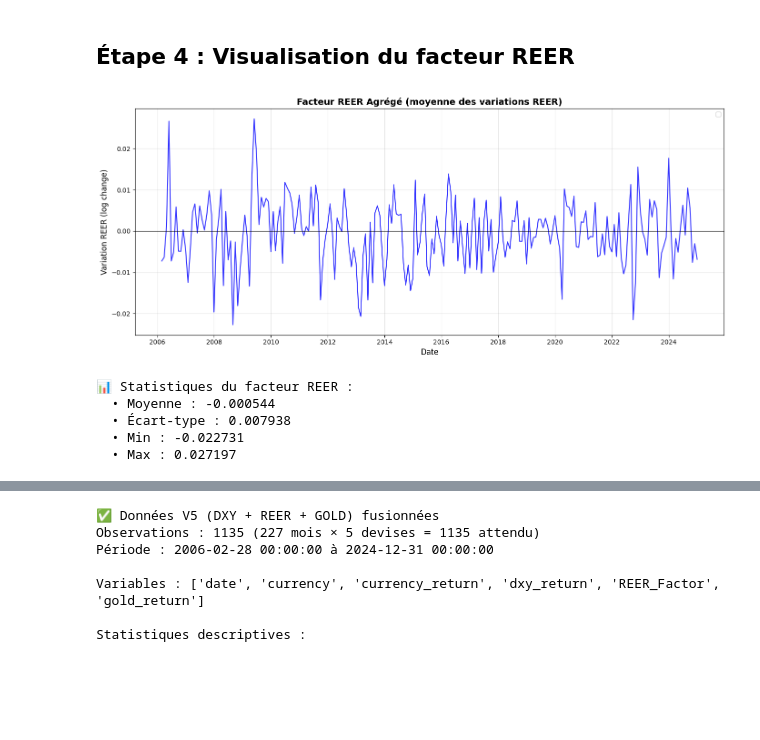
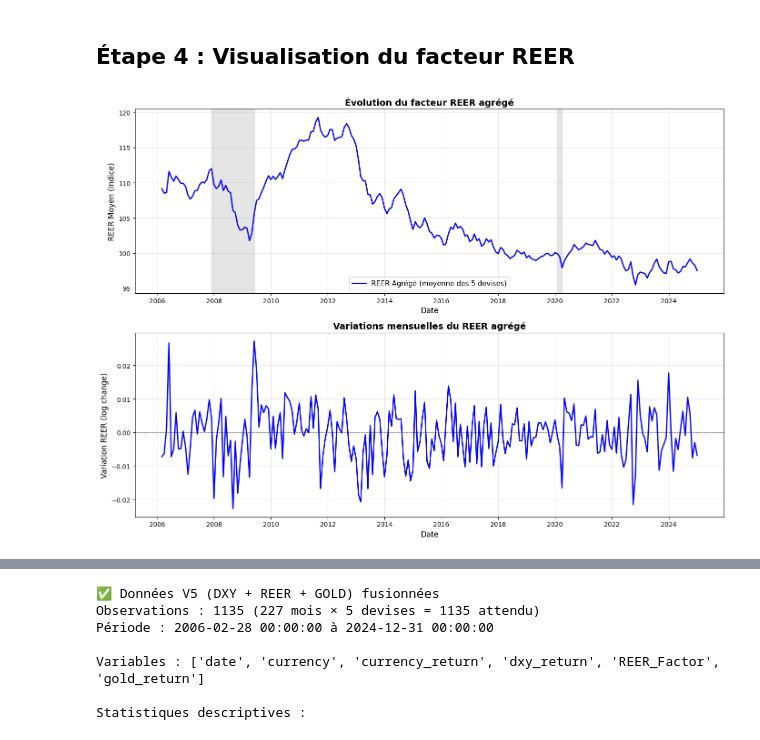
Before and after one commit to Lilas-Bertot/ETUDE-DE-CAS-2, a Jupyter notebook: Étude de cas 2.ipynb, the cells around one changed output, grey strips where cells are left out. Saved outputs shown, nothing was run; the diff lists cells and outputs as text; code cells hidden in the pictures; blank space fills up the shorter version.

```diff
--- a/Étude de cas 2.ipynb
+++ b/Étude de cas 2.ipynb
@@ -1294,18 +1094,18 @@ où :
 # %% [markdown]
 ### Étape 3.1 : Préparation des données pour la régression
 # %%
-# Fusionner les rendements des devises avec les 2 facteurs observables (SP500 et GCI)
+# Fusionner les rendements des devises avec les 2 facteurs observables (SP500 et GOLD)
 
 # Fusionner sur 'date'
 regression_data = returns.merge(
     sp500_monthly[['date', 'sp500_return']], on='date', how='inner'
 ).merge(
-    commodity_monthly[['date', 'commodity_return']], on='date', how='inner'
+    gold_monthly_no_tz[['date', 'gold_return']], on='date', how='inner'
 )
 
 regression_data = regression_data.rename(columns={
     'sp500_return': 'SP500',
-    'commodity_return': 'GCI'
+    'gold_return': 'GOLD'
 })
 
 currencies_list = ['AUD', 'CAD', 'JPY', 'CHF', 'GBP']
@@ -1315,7 +1115,7 @@ print(f"Période : {regression_data['date'].min()} à {regression_data['date'].m
 print(f"Observations : {len(regression_data)}")
 
 print("\nStatistiques des variables :")
-regression_data[currencies_list + ['SP500', 'GCI']].describe()
+regression_data[currencies_list + ['SP500', 'GOLD']].describe()
 # %% [output]
 Données pour la régression factorielle V1
 Période : 2006-02-28 00:00:00 à 2024-12-31 00:00:00
@@ -1362,17 +1162,17 @@ Cette approche traite toutes les observations (227 mois × 5 devises = 1135 obse
 # Liste pour stocker toutes les observations
 all_returns = []
 all_sp500 = []
-all_gci = []
+all_gold = []
 
 # Empiler les données pour chaque devise
 for currency in currencies_list:
     all_returns.extend(regression_data[currency].values)
     all_sp500.extend(regression_data['SP500'].values)
-    all_gci.extend(regression_data['GCI'].values)
+    all_gold.extend(regression_data['GOLD'].values)
 
 # Convertir en arrays numpy
 y_pooled = np.array(all_returns)
-X_pooled = np.column_stack([all_sp500, all_gci])
+X_pooled = np.column_stack([all_sp500, all_gold])
 X_pooled = sm.add_constant(X_pooled)
 
 # Nettoyer valeurs infinies et NaN
@@ -1390,7 +1190,7 @@ X_pooled = data_temp[['x1', 'x2']].values
 X_pooled = sm.add_constant(X_pooled)
 
 # Renommer les colonnes pour clarté
-X_pooled = pd.DataFrame(X_pooled, columns=['const', 'SP500', 'GCI'])
+X_pooled = pd.DataFrame(X_pooled, columns=['const', 'SP500', 'GOLD'])
 
 # Estimation OLS
 model_pooled_v1 = sm.OLS(y_pooled, X_pooled)
@@ -2451,32 +1956,43 @@ Name: REER_Factor, dtype: float64
 # %% [markdown]
 ## Étape 4 : Visualisation du facteur REER
 # %%
-# Visualisation du facteur REER
-fig, ax = plt.subplots(1, 1, figsize=(14, 6))
+# Visualisation REER : Niveaux et Variations
 
-# Graphique : Facteur REER agrégé
-ax.plot(reer_factor_df['date'], reer_factor_df['REER_Factor'],
-        color='blue', linewidth=1.5, alpha=0.8)
-ax.axhline(y=0, color='black', linestyle='-', linewidth=0.8)
-ax.set_title('Facteur REER Agrégé (moyenne des variations REER)',
-             fontsize=14, fontweight='bold')
-ax.set_xlabel('Date', fontsize=12)
-ax.set_ylabel('Variation REER (log change)', fontsize=12)
-ax.legend()
-ax.grid(True, alpha=0.3)
+# D'abord, reconstruire l'indice REER moyen à partir des niveaux individuels
+reer_levels = pd.DataFrame({'date': reer_monthly['AU']['date']})
+
+for currency, label in [('AU', 'AUD'), ('CA', 'CAD'), ('JA', 'JPY'), ('SW', 'CHF'), ('UK', 'GBP')]:
+    reer_levels[label] = reer_monthly[currency]['reer'].values
+
+# Moyenne des REER (on peut utiliser la moyenne arithmétique pour simplifier)
+reer_levels['REER_Average'] = reer_levels[['AUD', 'CAD', 'JPY', 'CHF', 'GBP']].mean(axis=1)
+
+# Créer les graphiques
+fig, (ax1, ax2) = plt.subplots(2, 1, figsize=(14, 10))
+
+# Graphique 1 : Niveau du REER agrégé (indice moyen)
+ax1.plot(reer_levels['date'], reer_levels['REER_Average'],
+         color='blue', linewidth=2, label='REER Agrégé (moyenne des 5 devises)')
+ax1.set_title('Évolution du facteur REER agrégé',
+              fontsize=14, fontweight='bold')
+ax1.set_xlabel('Date', fontsize=12)
+ax1.set_ylabel('REER Moyen (Indice)', fontsize=12)
+ax1.legend(loc='best', fontsize=11)
+ax1.grid(True, alpha=0.3)
+ax1.axvspan(pd.Timestamp('2007-12-01'), pd.Timestamp('2009-06-01'), alpha=0.2, color='grey')
+ax1.axvspan(pd.Timestamp('2020-02-01'), pd.Timestamp('2020-04-01'), alpha=0.2, color='grey')
+
+# Graphique 2 : Variations REER (facteur agrégé)
+ax2.plot(reer_factor_df['date'], reer_factor_df['REER_Factor'],
+         color='blue', linewidth=2)
+ax2.axhline(y=0, color='black', linestyle='--', linewidth=0.8, alpha=0.5)
+ax2.set_title('Variations mensuelles du REER agrégé',
+              fontsize=14, fontweight='bold')
+ax2.set_xlabel('Date', fontsize=12)
+ax2.set_ylabel('Variation REER (log change)', fontsize=12)
+ax2.grid(True, alpha=0.3)
 
 plt.tight_layout()
 plt.show()
-
-print(f"\n📊 Statistiques du facteur REER :")
-print(f"  • Moyenne : {reer_factor_df['REER_Factor'].mean():.6f}")
-print(f"  • Écart-type : {reer_factor_df['REER_Factor'].std():.6f}")
-print(f"  • Min : {reer_factor_df['REER_Factor'].min():.6f}")
-print(f"  • Max : {reer_factor_df['REER_Factor'].max():.6f}")
 # %% [output]
-[figure, old version]
+[figure, new version]
-📊 Statistiques du facteur REER :
-  • Moyenne : -0.000544
-  • Écart-type : 0.007938
-  • Min : -0.022731
-  • Max : 0.027197
```
Also changed, not shown: parts of 53 cells of this notebook.
